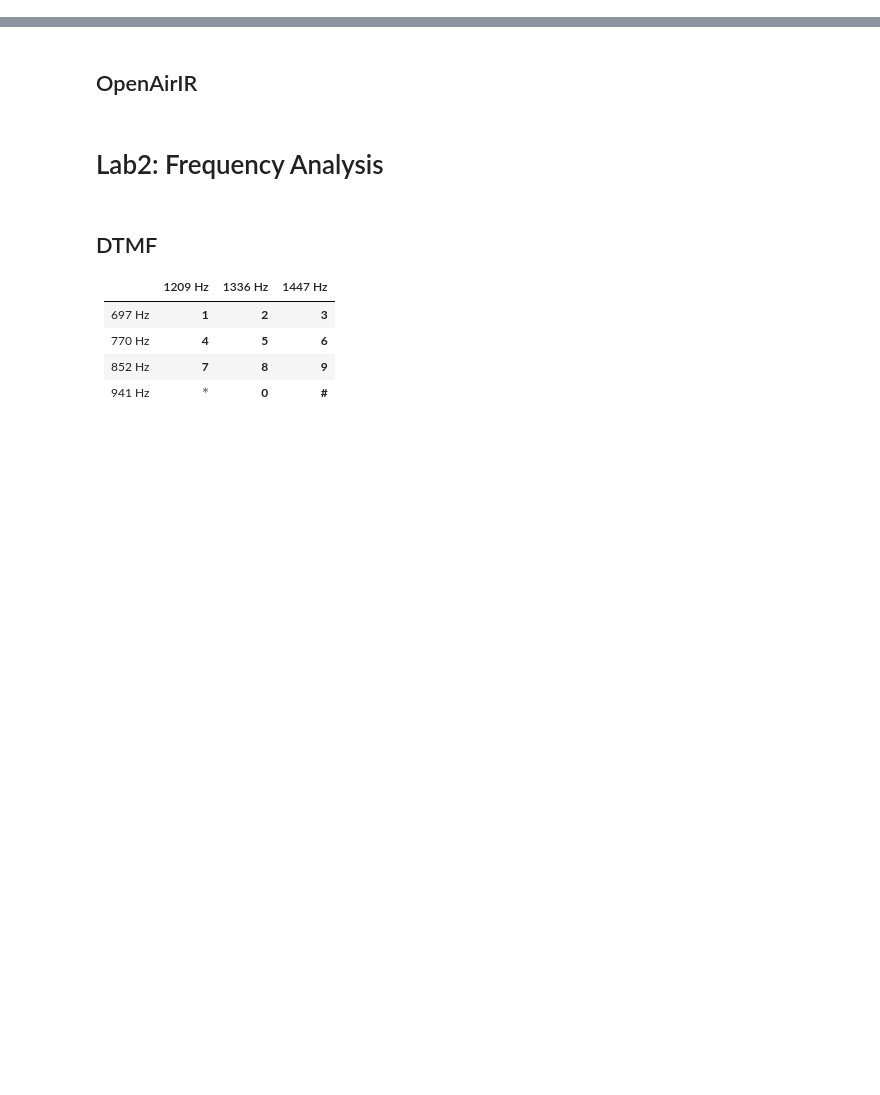
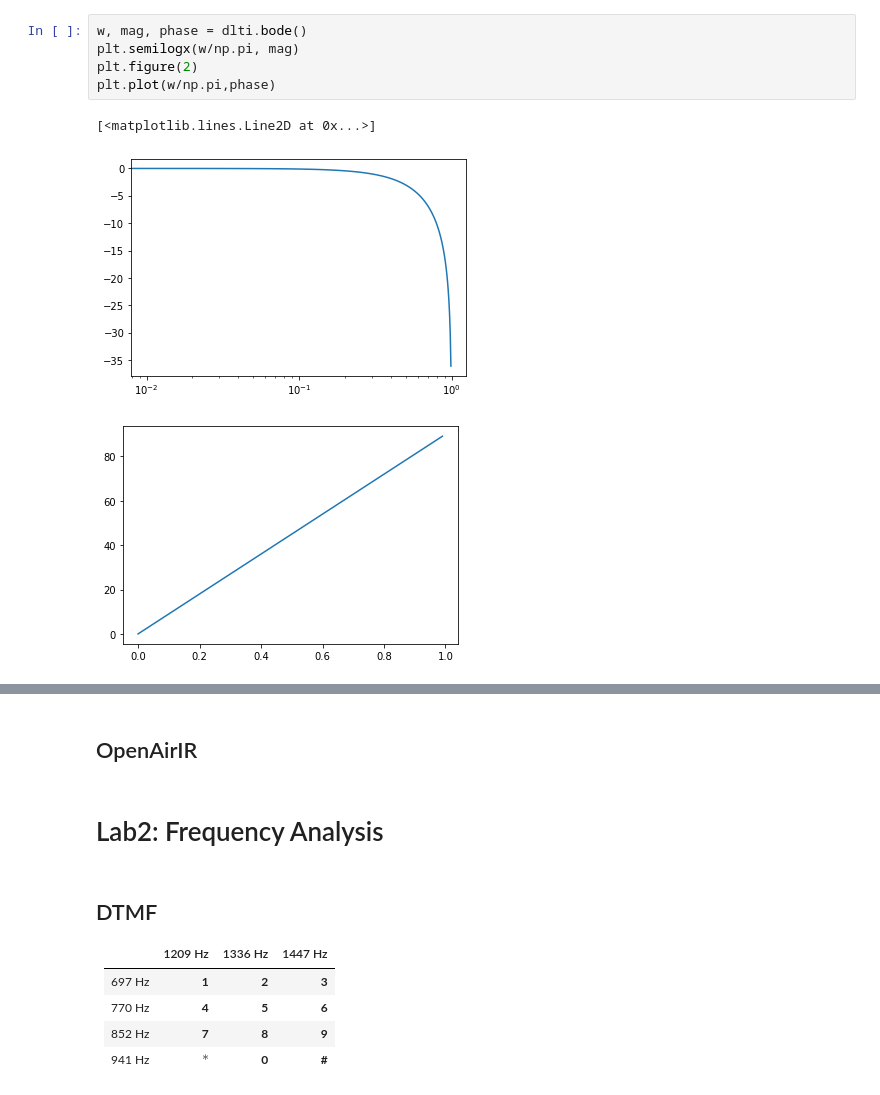
Before and after one commit to chenshuo/notes, a Jupyter notebook: notebooks/DSP_Labs.ipynb, the cells around one changed output, grey strips where cells are left out. Saved outputs shown, nothing was run; the diff lists cells and outputs as text; blank space fills up the shorter version.

```diff
--- a/notebooks/DSP_Labs.ipynb
+++ b/notebooks/DSP_Labs.ipynb
@@ -97,0 +168,9 @@ Poles: []
+# %%
+w, mag, phase = dlti.bode()
+plt.semilogx(w/np.pi, mag)
+plt.figure(2)
+plt.plot(w/np.pi,phase)
+# %% [output]
+[<matplotlib.lines.Line2D at 0x...>]
+[figure, added]
+[figure, added]
```
Also changed, not shown: parts of 91 cells of this notebook.
